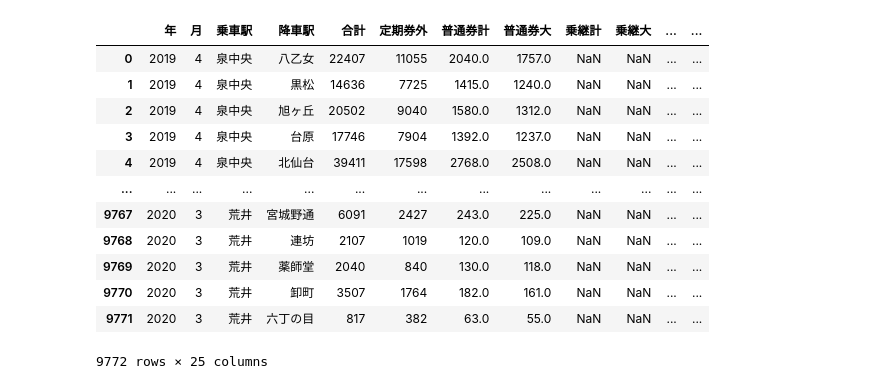
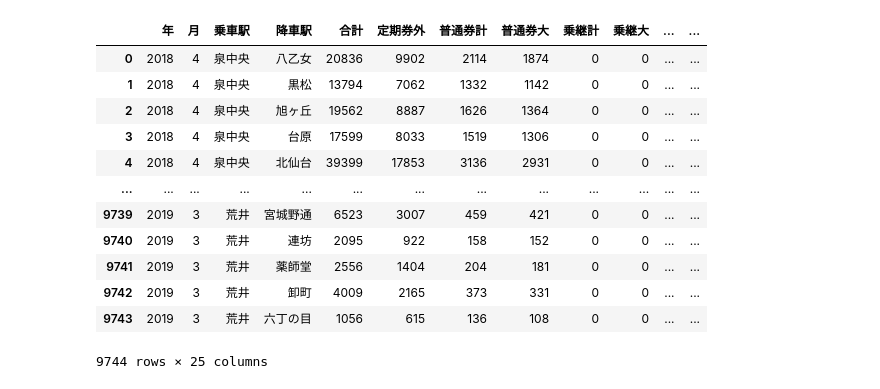
Before and after one commit to nagae/SendaiTransportData, a Jupyter notebook: subway.ipynb, the cells around one changed output. Saved outputs shown, nothing was run; the diff lists cells and outputs as text; code cells hidden in the pictures.

```diff
--- a/subway.ipynb
+++ b/subway.ipynb
@@ -16,23 +33,25 @@ ew_st = ['八木山動物公園', '青葉山', '川内', '国際センター', '
 all_st = ns_st + [s for s in ew_st if s !='仙台']
 cols = ['年', '月', '乗車駅', '降車駅', '合計', '定期券外', '普通券計', '普通券大', '乗継計', '乗継大', '乗継小', '地下売', 'バス売', '一日券', 'プリペ', 'ICSF', 'その他', '定期計', '通勤', '通学', '学都', '公用', '敬老', 'ふれあい', 'その他.1']
 # %%
-FY = 2018
-df18 = pd.read_csv("data/Sendai_subway_OD_FY{}.csv".format(FY))
-FY = 2019
-df19 = pd.read_csv("data/Sendai_subway_OD_FY{}.csv".format(FY))
-df19
+FYs = [2018, 2019, 2020, 2021, 2022]
+dfs = {FY:pd.read_csv("data/Sendai_subway_OD_FY{}.csv".format(FY)) for FY in FYs}
+for FY in FYs:
+    dfs[FY]["年月"]=pd.to_datetime(dfs[FY]["年"].astype(str)+dfs[FY]["月"].astype(str), format="%Y%m")
+df = pd.concat(dfs.values())
-# %% [output]
-|  | 年 | 月 | 乗車駅 | 降車駅 | 合計 | 定期券外 | 普通券計 | 普通券大 | 乗継計 | 乗継大 | ... | ... |
-| 0 | 2019 | 4 | 泉中央 | 八乙女 | 22407 | 11055 | 2040.0 | 1757.0 | NaN | NaN | ... | ... |
-| 1 | 2019 | 4 | 泉中央 | 黒松 | 14636 | 7725 | 1415.0 | 1240.0 | NaN | NaN | ... | ... |
-| 2 | 2019 | 4 | 泉中央 | 旭ヶ丘 | 20502 | 9040 | 1580.0 | 1312.0 | NaN | NaN | ... | ... |
-| 3 | 2019 | 4 | 泉中央 | 台原 | 17746 | 7904 | 1392.0 | 1237.0 | NaN | NaN | ... | ... |
-| 4 | 2019 | 4 | 泉中央 | 北仙台 | 39411 | 17598 | 2768.0 | 2508.0 | NaN | NaN | ... | ... |
-| ... | ... | ... | ... | ... | ... | ... | ... | ... | ... | ... | ... | ... |
-| 9767 | 2020 | 3 | 荒井 | 宮城野通 | 6091 | 2427 | 243.0 | 225.0 | NaN | NaN | ... | ... |
-| 9768 | 2020 | 3 | 荒井 | 連坊 | 2107 | 1019 | 120.0 | 109.0 | NaN | NaN | ... | ... |
-| 9769 | 2020 | 3 | 荒井 | 薬師堂 | 2040 | 840 | 130.0 | 118.0 | NaN | NaN | ... | ... |
-| 9770 | 2020 | 3 | 荒井 | 卸町 | 3507 | 1764 | 182.0 | 161.0 | NaN | NaN | ... | ... |
-| 9771 | 2020 | 3 | 荒井 | 六丁の目 | 817 | 382 | 63.0 | 55.0 | NaN | NaN | ... | ... |
-9772 rows × 25 columns
+# %%
+dfs[2018]
+# %% [output]
+|  | 年 | 月 | 乗車駅 | 降車駅 | 合計 | 定期券外 | 普通券計 | 普通券大 | 乗継計 | 乗継大 | ... | ... |
+| 0 | 2018 | 4 | 泉中央 | 八乙女 | 20836 | 9902 | 2114 | 1874 | 0 | 0 | ... | ... |
+| 1 | 2018 | 4 | 泉中央 | 黒松 | 13794 | 7062 | 1332 | 1142 | 0 | 0 | ... | ... |
+| 2 | 2018 | 4 | 泉中央 | 旭ヶ丘 | 19562 | 8887 | 1626 | 1364 | 0 | 0 | ... | ... |
+| 3 | 2018 | 4 | 泉中央 | 台原 | 17599 | 8033 | 1519 | 1306 | 0 | 0 | ... | ... |
+| 4 | 2018 | 4 | 泉中央 | 北仙台 | 39399 | 17853 | 3136 | 2931 | 0 | 0 | ... | ... |
+| ... | ... | ... | ... | ... | ... | ... | ... | ... | ... | ... | ... | ... |
+| 9739 | 2019 | 3 | 荒井 | 宮城野通 | 6523 | 3007 | 459 | 421 | 0 | 0 | ... | ... |
+| 9740 | 2019 | 3 | 荒井 | 連坊 | 2095 | 922 | 158 | 152 | 0 | 0 | ... | ... |
+| 9741 | 2019 | 3 | 荒井 | 薬師堂 | 2556 | 1404 | 204 | 181 | 0 | 0 | ... | ... |
+| 9742 | 2019 | 3 | 荒井 | 卸町 | 4009 | 2165 | 373 | 331 | 0 | 0 | ... | ... |
+| 9743 | 2019 | 3 | 荒井 | 六丁の目 | 1056 | 615 | 136 | 108 | 0 | 0 | ... | ... |
+9744 rows × 25 columns
 # %%
```
Also changed, not shown: parts of 6 cells of this notebook.
